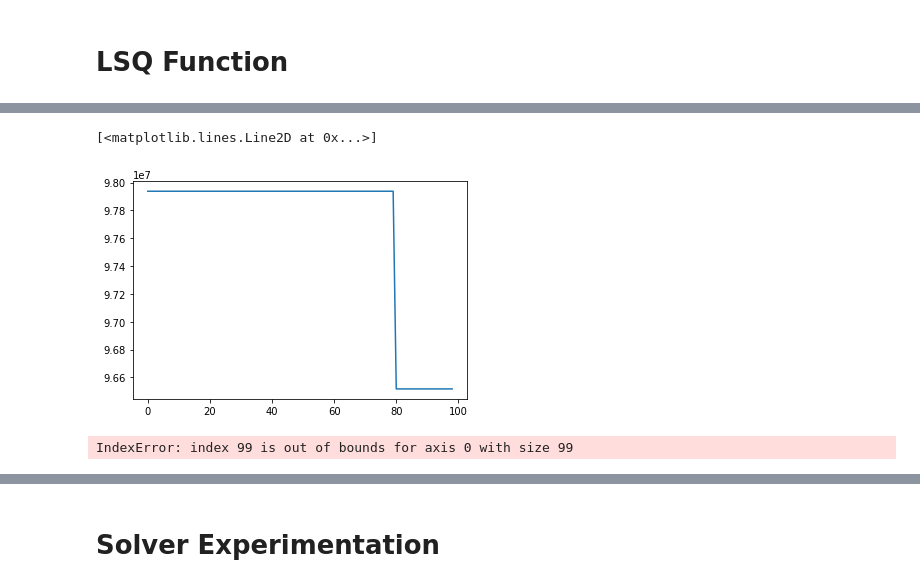
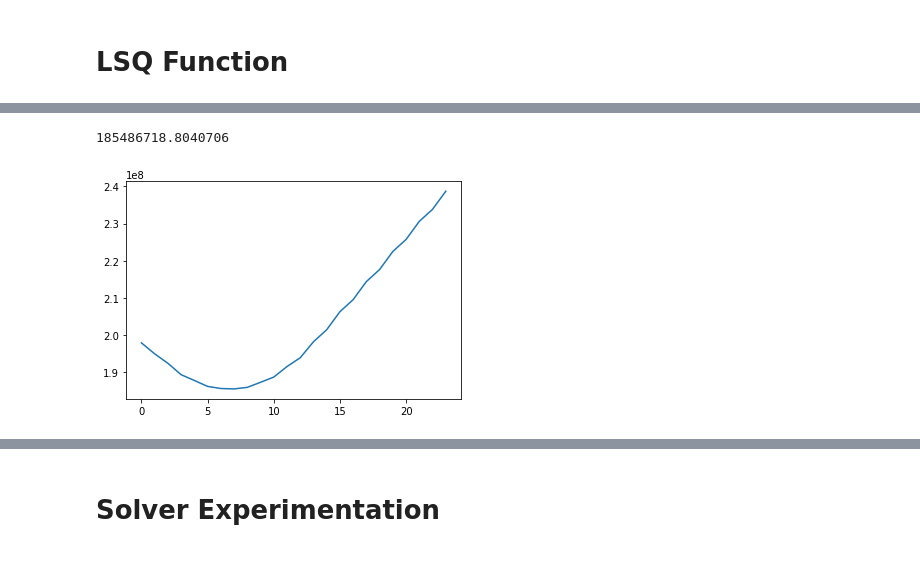
Before and after one commit to peternelson333/Advanced-Control-of-the-FASTBLADE-Facility, a Jupyter notebook: Rams.ipynb, the cells around one changed output, grey strips where cells are left out. Cells and saved outputs as stored; diff of their text form; code cells hidden in the pictures.

```diff
--- a/Rams.ipynb
+++ b/Rams.ipynb
@@ -124,9 +119,3 @@ def AcSh(x,sol,Shear):
     return ActualShear
 # %% [markdown]
 # LSQ Function
-# %%
-def objective2(x,Shear,sol,TargetShear):
-    lsq_l=[None]*len(x)
-    for i in range(0,len(x)):
-        lsq_l[i]= abs(AcSh(x,sol,Shear)[i]-TargetShear[i])
-    return sum(lsq_l)
@@ -136,3 +141,18 @@ def objective(x,Shear,sol,TargetShear):
     for i in range(0,len(x)):
         lsq_l=np.append(lsq_l, abs(AcSh(x,sol,Shear)[i]-TargetShear[i]))
     return sum(lsq_l)
+# %%
+def objective2(x,Shear,sol,TargetShear):
+    lsq_l=[None]*(len(x))
+    for i in range(0,len(x)):
+        lsq_l[i]= abs(AcSh(x,sol,Shear)[i]-TargetShear[i])
+        #print(lsq_l)
+    return sum(lsq_l)
+# %%
+#checking abs(a-b) compared to **2)**.5
+def objective3(x,Shear,sol,TargetShear):
+    lsq_l=[None]*(len(x))
+    for i in range(0,len(x)):
+        lsq_l[i]= (((AcSh(x,sol,Shear)[i]-TargetShear[i]))**2)**0.5
+        #print(lsq_l)
+    return sum(lsq_l)
@@ -146,0 +180,11 @@ print(objective2(x,Shear,[0, 1000,2500,5500,7500,8000],TargetShear))
+# %%
+store=[]
+
+for zz in range(1,2400,20):
+    sol=[0,zz,2500,5500,7500,8000]
+    value=objective3(x,Shear,sol,TargetShear)
+    store=np.append(store, value)
+
+
+import matplotlib.pyplot as plt
+plt.plot(store)
@@ -147,22 +194,18 @@ print(objective2(x,Shear,[0, 1000,2500,5500,7500,8000],TargetShear))
 # %%
 store=[]
 
-for zz in range (1,100):
+for zz in range(1,2400,100):
     sol=[0,zz,2500,5500,7500,8000]
-    value=objective(x,Shear,sol,TargetShear)
+    value=objective2(x,Shear,sol,TargetShear)
     store=np.append(store, value)
 
 
 import matplotlib.pyplot as plt
 plt.plot(store)
+min(store)
 # %% [output]
-[<matplotlib.lines.Line2D at 0x...>]
+185486718.8040706
-[figure, old version]
+[figure, new version]
-# %%
-print(objective(x,Shear,[2,1000,2500,5500,7500,8000],TargetShear))
-print(objective(x,Shear,[0, 1000,2500,5500,7500,8000],TargetShear))
-# %% [output]
-IndexError: index 99 is out of bounds for axis 0 with size 99
 # %%
 sol=[0, 1000,2500,5500,7500,8000]
 ActualShear=[]
```
Also changed, not shown: parts of 12 cells of this notebook, 1 other file.
